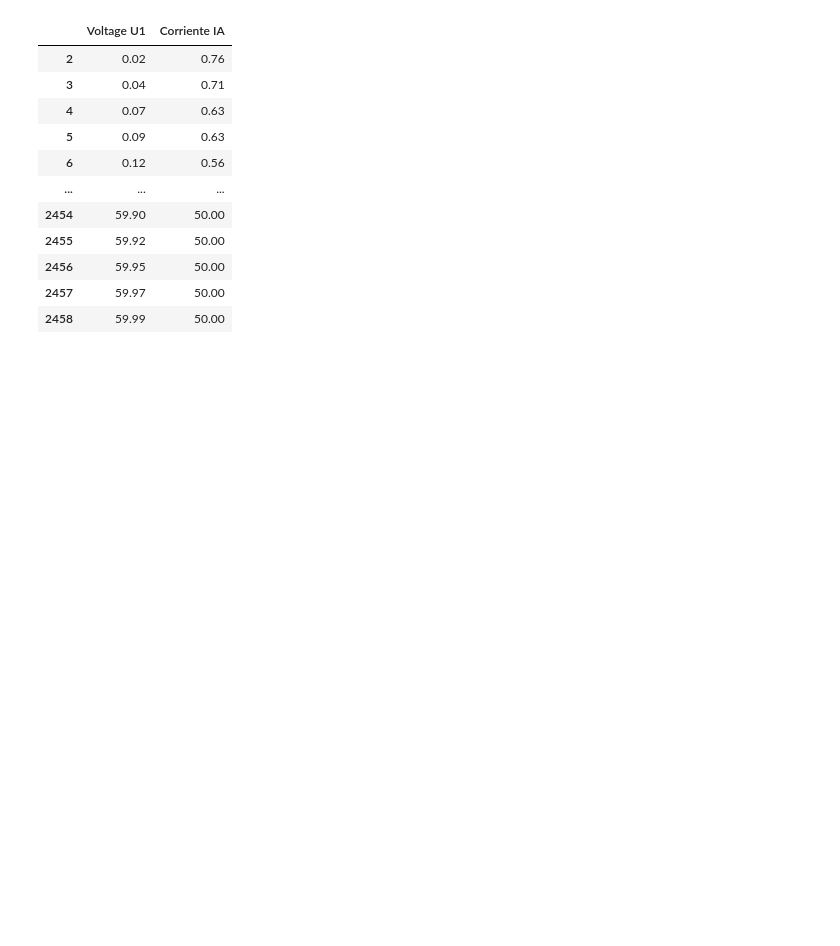
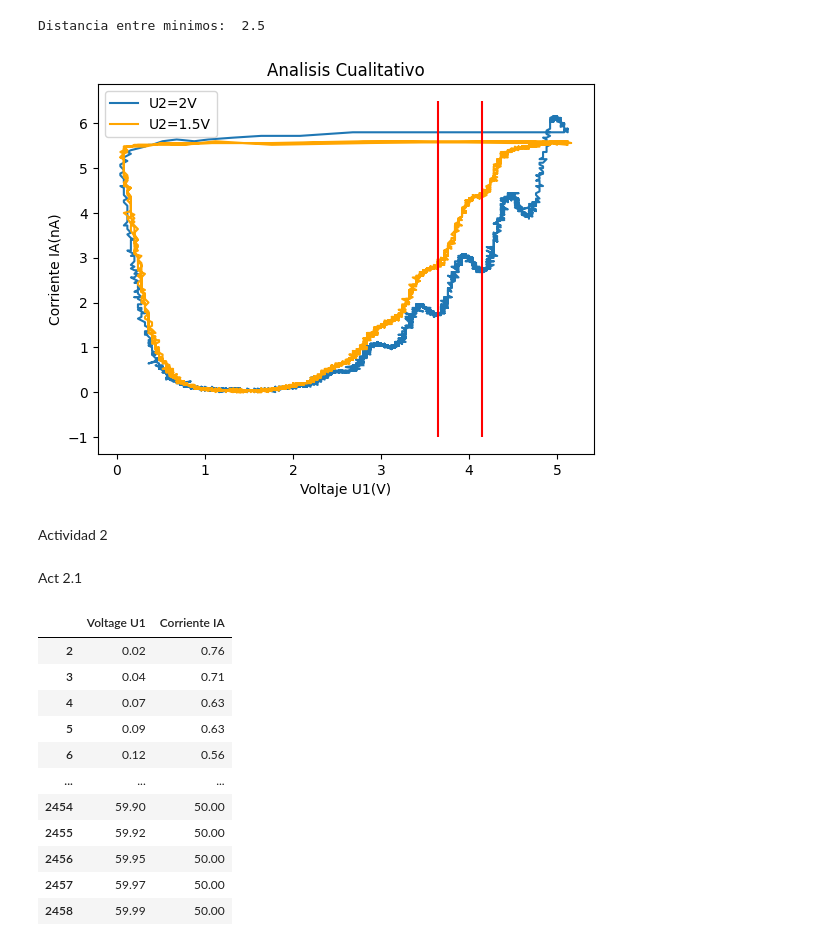
Before and after one commit to LabIntermedio/COD-INTERMEDIO, a Jupyter notebook: Frank-Hertz/Codigo Frank_Hertz.ipynb, the cells around one changed output. Drawn from its saved outputs; the diff is of its cells as text; code cells hidden in the pictures; blank space fills up the shorter version.

```diff
--- a/Frank-Hertz/Codigo Frank_Hertz.ipynb
+++ b/Frank-Hertz/Codigo Frank_Hertz.ipynb
@@ -5,3 +5,9 @@ import matplotlib.pyplot as plt
 from scipy.optimize import curve_fit
 from scipy.special import voigt_profile
 from scipy.stats import linregress
+# %%
+act1=pd.read_csv("Medicion_Cualitativo.csv")
+act1=act1.apply(pd.to_numeric)
+act1_2=pd.read_csv("U2 15.csv")
+act1_2=act1_2.apply(pd.to_numeric)
+act1
@@ -8,3 +28,20 @@ from scipy.stats import linregress
+# %%
+plt.plot(act1['x'],act1['y'],label='U2=2V')
+plt.plot(act1_2['x'],act1_2['y']/2,color='orange',label='U2=1.5V')
+plt.xlabel('Voltaje U1(V)')
+plt.ylabel('Corriente IA(nA)')
+plt.title('Analisis Cualitativo')
+plt.vlines([4.15,3.65],ymin=-1,ymax=6.5,color='r')
+print('Distancia entre minimos: ',str(6.65-4.15))
+plt.legend()
+plt.show()
+# %% [output]
+Distancia entre minimos:  2.5
+[figure, added]
+# %% [markdown]
+Actividad 2
+# %% [markdown]
+Act 2.1
 # %%
 act2_1_1=pd.read_excel("1.xlsx").drop([0,1])
 act2_1_1=act2_1_1.apply(pd.to_numeric)
```
Also changed, not shown: parts of 13 cells of this notebook, 26 other files.
